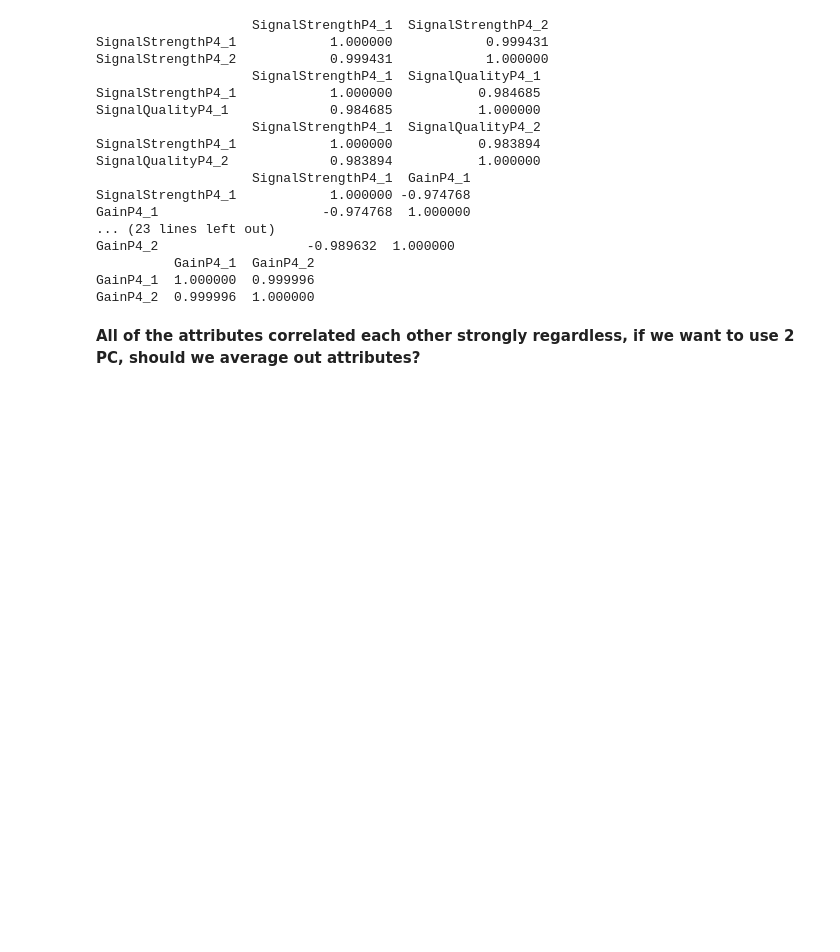
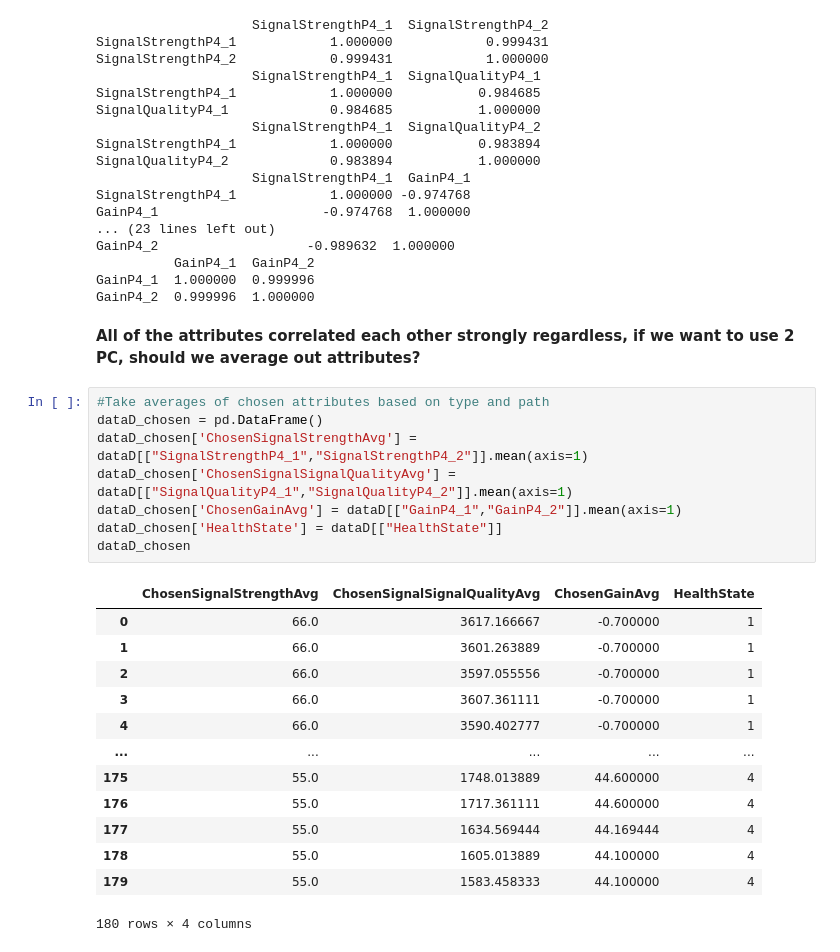
Before and after one commit to davidhgh/csc3005-AE, a Jupyter notebook: DataD_final.ipynb, the cells around one changed output. Saved outputs shown, nothing was run; the diff lists cells and outputs as text; blank space fills up the shorter version.

```diff
--- a/DataD_final.ipynb
+++ b/DataD_final.ipynb
@@ -257,3 +257,25 @@ GainP4_1  1.000000  0.999996
 GainP4_2  0.999996  1.000000
 # %% [markdown]
 __All of the attributes correlated each other strongly regardless, if we want to use 2 PC, should we average out attributes?__
+# %%
+#Take averages of chosen attributes based on type and path
+dataD_chosen = pd.DataFrame()
+dataD_chosen['ChosenSignalStrengthAvg'] = dataD[["SignalStrengthP4_1","SignalStrengthP4_2"]].mean(axis=1)
+dataD_chosen['ChosenSignalSignalQualityAvg'] = dataD[["SignalQualityP4_1","SignalQualityP4_2"]].mean(axis=1)
+dataD_chosen['ChosenGainAvg'] = dataD[["GainP4_1","GainP4_2"]].mean(axis=1)
+dataD_chosen['HealthState'] = dataD[["HealthState"]]
+dataD_chosen
+# %% [output]
+|  | ChosenSignalStrengthAvg | ChosenSignalSignalQualityAvg | ChosenGainAvg | HealthState |
+| 0 | 66.0 | 3617.166667 | -0.700000 | 1 |
+| 1 | 66.0 | 3601.263889 | -0.700000 | 1 |
+| 2 | 66.0 | 3597.055556 | -0.700000 | 1 |
+| 3 | 66.0 | 3607.361111 | -0.700000 | 1 |
+| 4 | 66.0 | 3590.402777 | -0.700000 | 1 |
+| ... | ... | ... | ... | ... |
+| 175 | 55.0 | 1748.013889 | 44.600000 | 4 |
+| 176 | 55.0 | 1717.361111 | 44.600000 | 4 |
+| 177 | 55.0 | 1634.569444 | 44.169444 | 4 |
+| 178 | 55.0 | 1605.013889 | 44.100000 | 4 |
+| 179 | 55.0 | 1583.458333 | 44.100000 | 4 |
+180 rows × 4 columns
```
Also changed, not shown: parts of 4 cells of this notebook.
